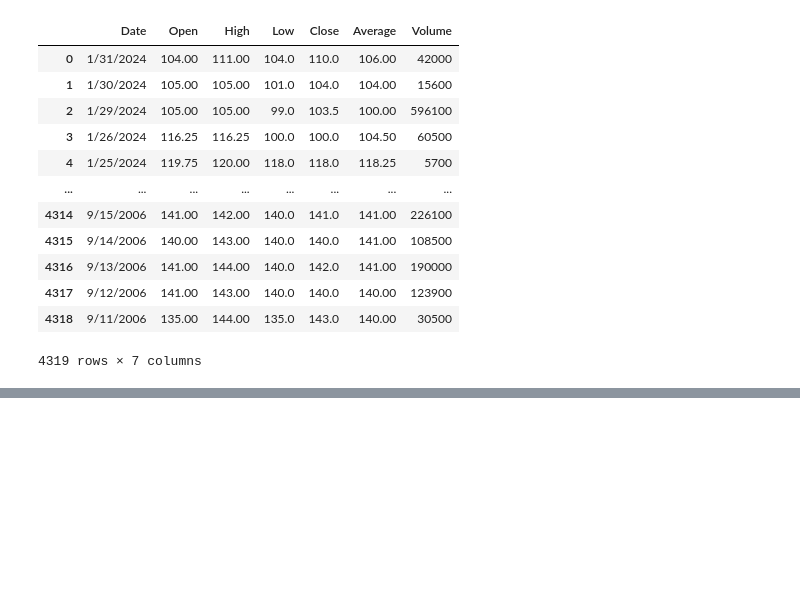
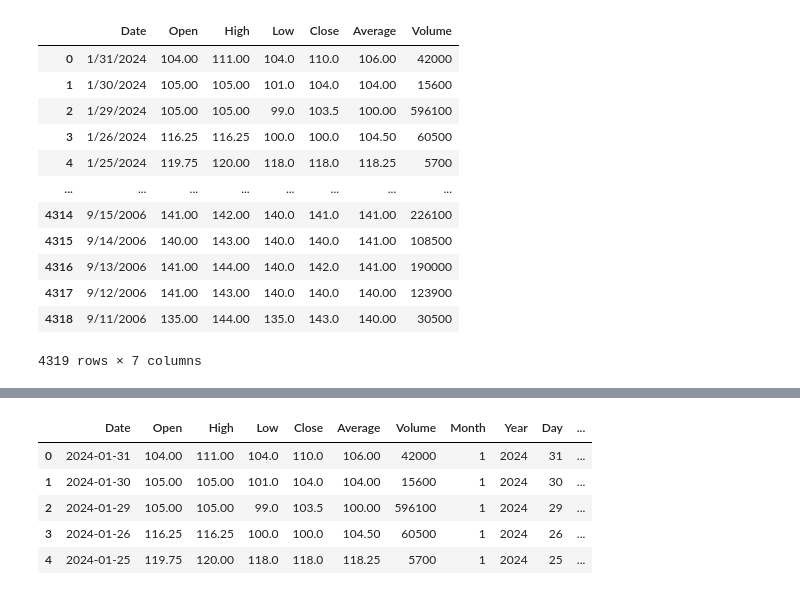
Before and after one commit to derak-isaack/dsc-capstone-project_finale, a Jupyter notebook: main.ipynb, the cells around one changed output, grey strips where cells are left out. Cells and saved outputs as stored; diff of their text form; code cells hidden in the pictures; blank space fills up the shorter version.

Commit message:
arranged scraper files and data

```diff
--- a/main.ipynb
+++ b/main.ipynb
@@ -88,0 +170,3 @@ data_eda['Volume'] = data_eda['Volume'].astype(int)
+# %%
+df_exchange = pd.read_csv('Data\Exchange-rates-CBK.csv')
+df_exchange.head(10)
@@ -88,0 +185,19 @@ data_eda['Volume'] = data_eda['Volume'].astype(int)
+# %%
+# Convert the date column to datetime format using the day-month-year.
+df_exchange['Date'] = pd.to_datetime(df_exchange['Date'], format='%d/%m/%Y')
+# %%
+df_exchange['Month'] = data_eda['Date'].dt.month
+df_exchange['Day'] = data_eda['Date'].dt.day
+# %%
+# Merge the mean exchange rates on the previous merge.
+df_merge2 = pd.merge(df_merge, df_exchange[['Date','Mean']], on=['Date'], how='left')
+df_merge2.to_csv("Stocks,Inflation&ExchangeRates.csv")
+# %%
+df_merge2.head()
+# %% [output]
+|  | Date | Open | High | Low | Close | Average | Volume | Month | Year | Day | ... |
+| 0 | 2024-01-31 | 104.00 | 111.00 | 104.0 | 110.0 | 106.00 | 42000 | 1 | 2024 | 31 | ... |
+| 1 | 2024-01-30 | 105.00 | 105.00 | 101.0 | 104.0 | 104.00 | 15600 | 1 | 2024 | 30 | ... |
+| 2 | 2024-01-29 | 105.00 | 105.00 | 99.0 | 103.5 | 100.00 | 596100 | 1 | 2024 | 29 | ... |
+| 3 | 2024-01-26 | 116.25 | 116.25 | 100.0 | 100.0 | 104.50 | 60500 | 1 | 2024 | 26 | ... |
+| 4 | 2024-01-25 | 119.75 | 120.00 | 118.0 | 118.0 | 118.25 | 5700 | 1 | 2024 | 25 | ... |
```
Also changed, not shown: parts of 19 cells of this notebook, 4 other files.
